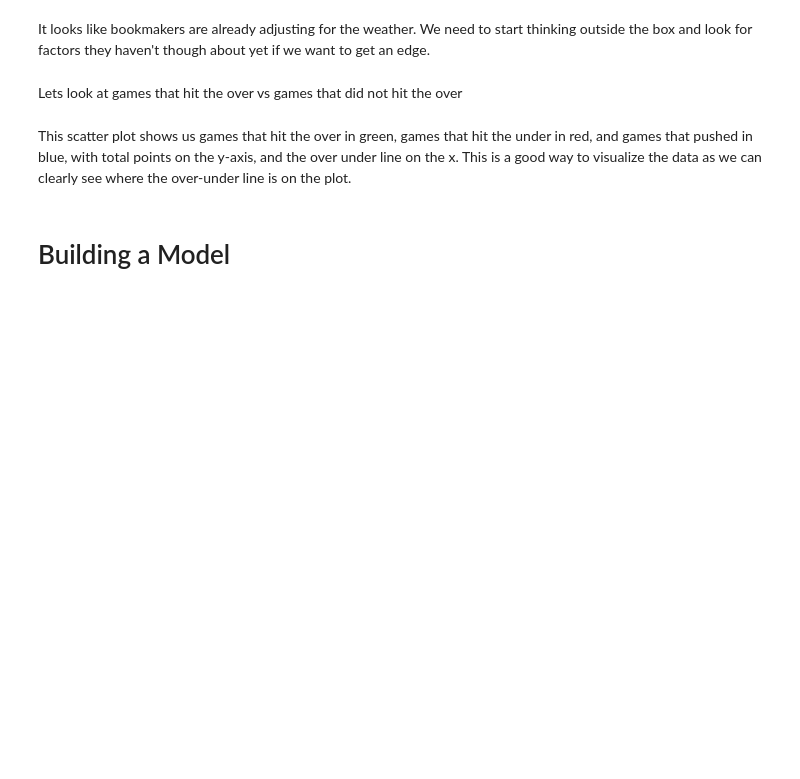
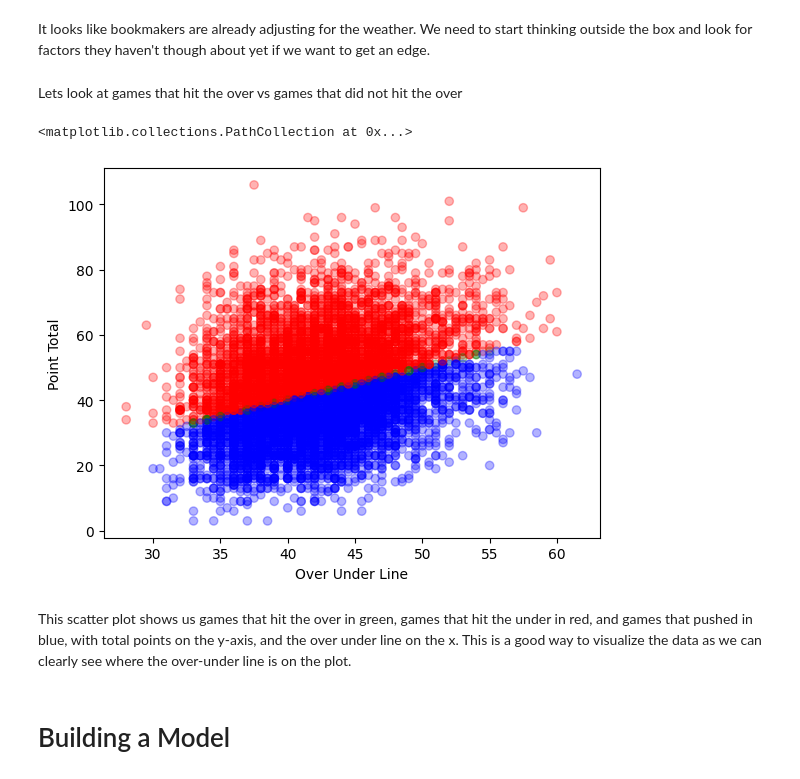
Before and after one commit to JonathanSears1/JonathanSears1.github.io, a Jupyter notebook: Beat-The-Books.ipynb, the cells around one changed output. Drawn from its saved outputs; the diff is of its cells as text; code cells hidden in the pictures; blank space fills up the shorter version.

```diff
--- a/Beat-The-Books.ipynb
+++ b/Beat-The-Books.ipynb
@@ -1132,3 +1004,10 @@ games.plot.scatter(x='over_under_line',y='total',c='over', alpha = .3)
+# %%
+plt.ylabel("Point Total")
+plt.xlabel("Over Under Line")
+plt.scatter(x=master_df['over_under_line'],y=master_df['point_total'],c=master_df['over'].map({"Over":"red","Under":"blue","Push":"green"}), alpha = .3)
+# %% [output]
+<matplotlib.collections.PathCollection at 0x...>
+[figure, added]
 # %% [markdown]
 This scatter plot shows us games that hit the over in green, games that hit the under in red, and games that pushed in blue, with total points on the y-axis, and the over under line on the x. This is a good way to visualize the data as we can clearly see where the over-under line is on the plot.
 # %% [markdown]
```
Also changed, not shown: parts of 108 cells of this notebook.
